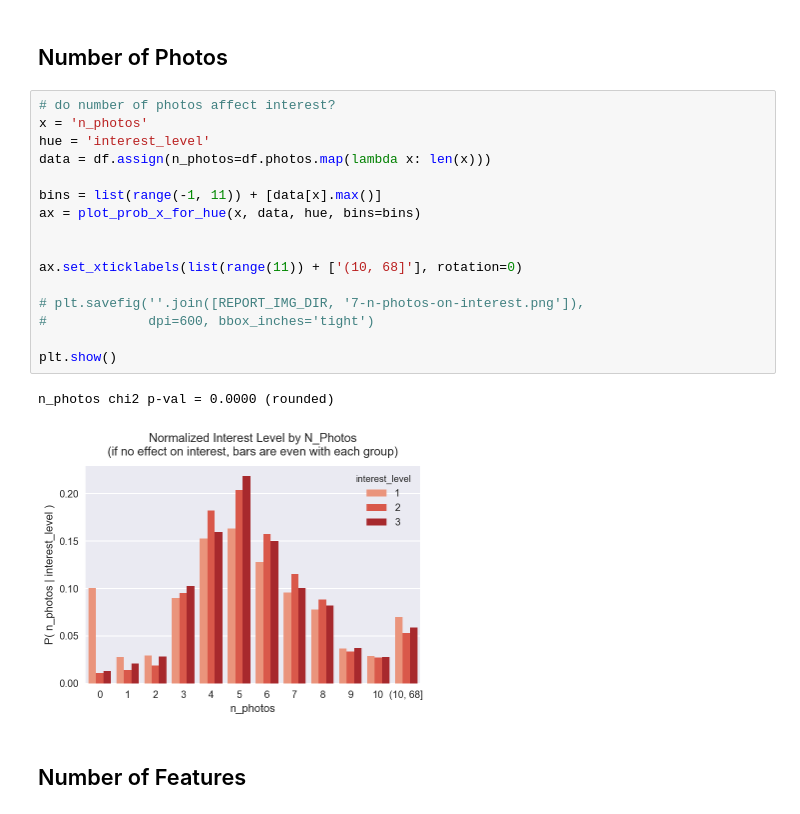
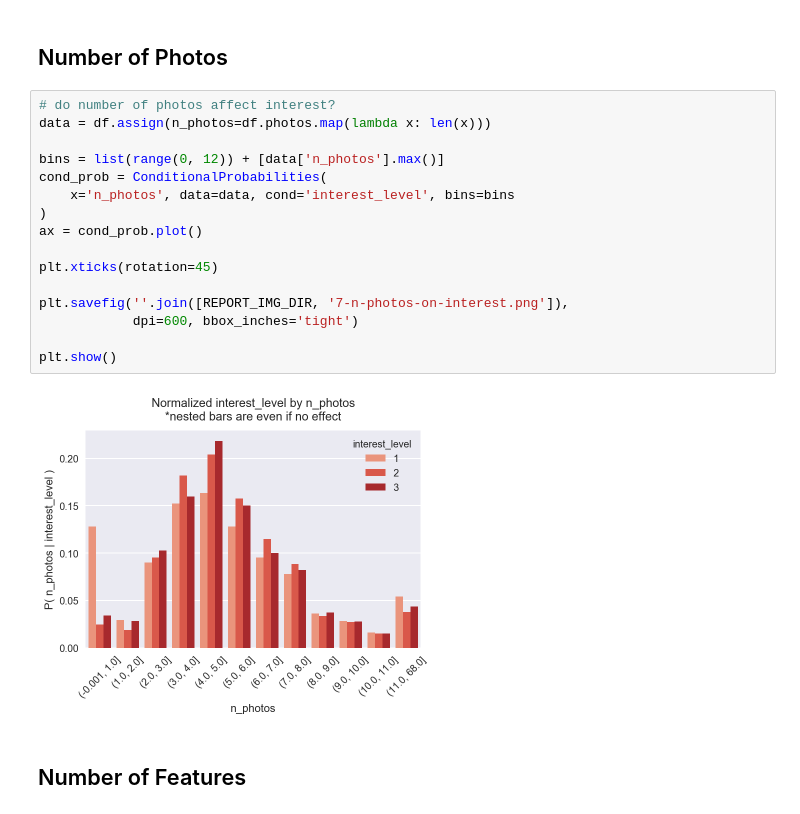
Before and after one commit to mdlynch37/kaggle-rental-interest, a Jupyter notebook: Executable/Feature-Engineering.ipynb, the cells around one changed output. Saved outputs shown, nothing was run; the diff lists cells and outputs as text.

```diff
--- a/Executable/Feature-Engineering.ipynb
+++ b/Executable/Feature-Engineering.ipynb
@@ -904,23 +753,22 @@ dtype: int64
 ## Number of Photos
 # %%
 # do number of photos affect interest?
-x = 'n_photos'
-hue = 'interest_level'
 data = df.assign(n_photos=df.photos.map(lambda x: len(x)))
 
-bins = list(range(-1, 11)) + [data[x].max()]
-ax = plot_prob_x_for_hue(x, data, hue, bins=bins)
+bins = list(range(0, 12)) + [data['n_photos'].max()]
+cond_prob = ConditionalProbabilities(
+    x='n_photos', data=data, cond='interest_level', bins=bins
+)
+ax = cond_prob.plot()
 
+plt.xticks(rotation=45)
 
-ax.set_xticklabels(list(range(11)) + ['(10, 68]'], rotation=0)
-
-# plt.savefig(''.join([REPORT_IMG_DIR, '7-n-photos-on-interest.png']),
-#             dpi=600, bbox_inches='tight')
+plt.savefig(''.join([REPORT_IMG_DIR, '7-n-photos-on-interest.png']),
+            dpi=600, bbox_inches='tight')
 
 plt.show()
 # %% [output]
-n_photos chi2 p-val = 0.0000 (rounded)
-[figure, old version]
+[figure, new version]
 # %% [markdown]
 ## Number of Features
 # %%
```
Also changed, not shown: parts of 69 cells of this notebook, 5 other files.
